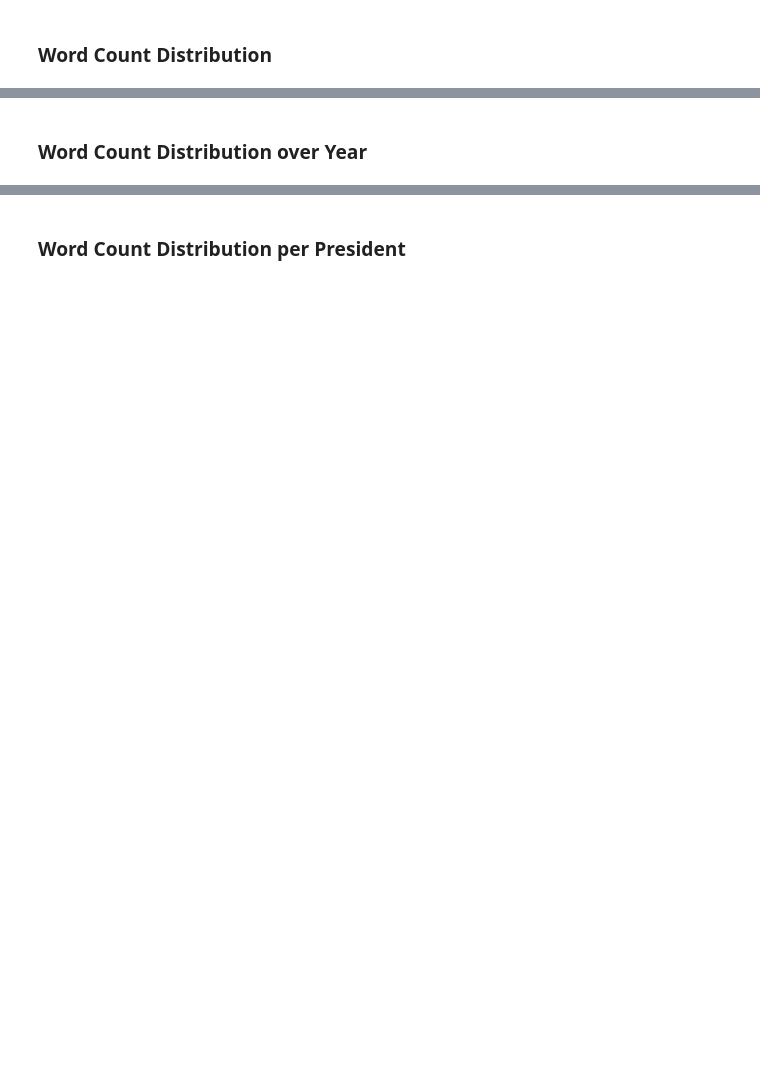
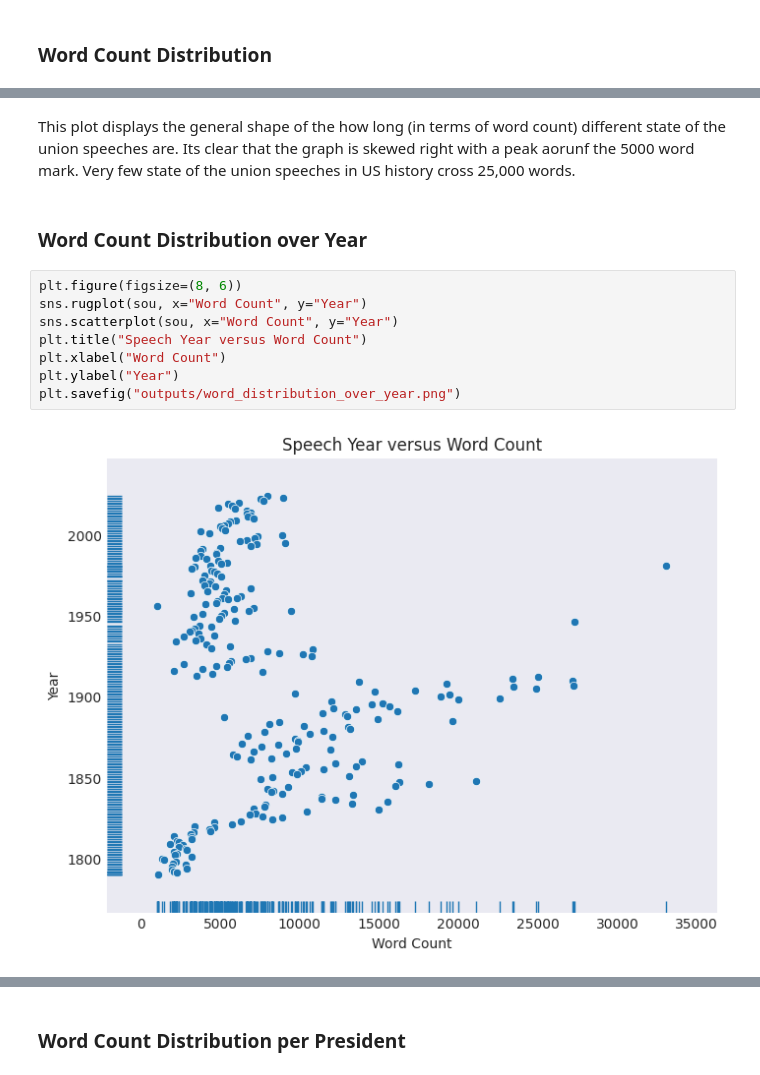
Before and after one commit to UCB-stat-159-f25/proj02-group19, a Jupyter notebook: nlp-P01.ipynb, the cells around one changed output, grey strips where cells are left out. Saved outputs shown, nothing was run; the diff lists cells and outputs as text; blank space fills up the shorter version.

```diff
--- a/nlp-P01.ipynb
+++ b/nlp-P01.ipynb
@@ -88,2 +82,14 @@ In this plot, we see the total number of speeches given per year. There seems to
+# %% [markdown]
+This plot displays the general shape of the how long (in terms of word count) different state of the union speeches are. Its clear that the graph is skewed right with a peak aorunf the 5000 word mark. Very few state of the union speeches in US history cross 25,000 words.
 # %% [markdown]
 ### Word Count Distribution over Year
+# %%
+plt.figure(figsize=(8, 6))
+sns.rugplot(sou, x="Word Count", y="Year")
+sns.scatterplot(sou, x="Word Count", y="Year")
+plt.title("Speech Year versus Word Count")
+plt.xlabel("Word Count")
+plt.ylabel("Year")
+plt.savefig("outputs/word_distribution_over_year.png")
+# %% [output]
+[figure, added]
```
Also changed, not shown: parts of 4 cells of this notebook, 2 other files.
